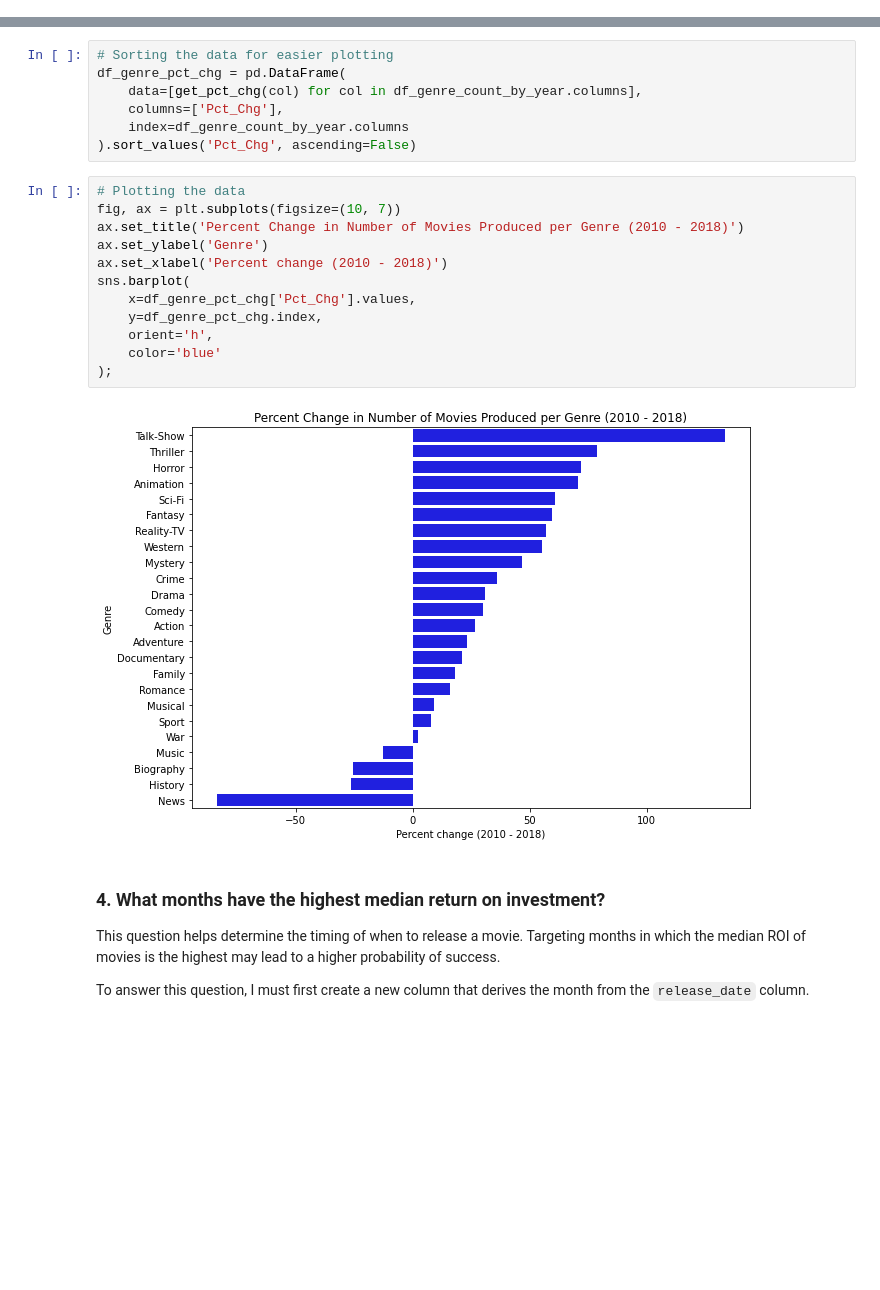
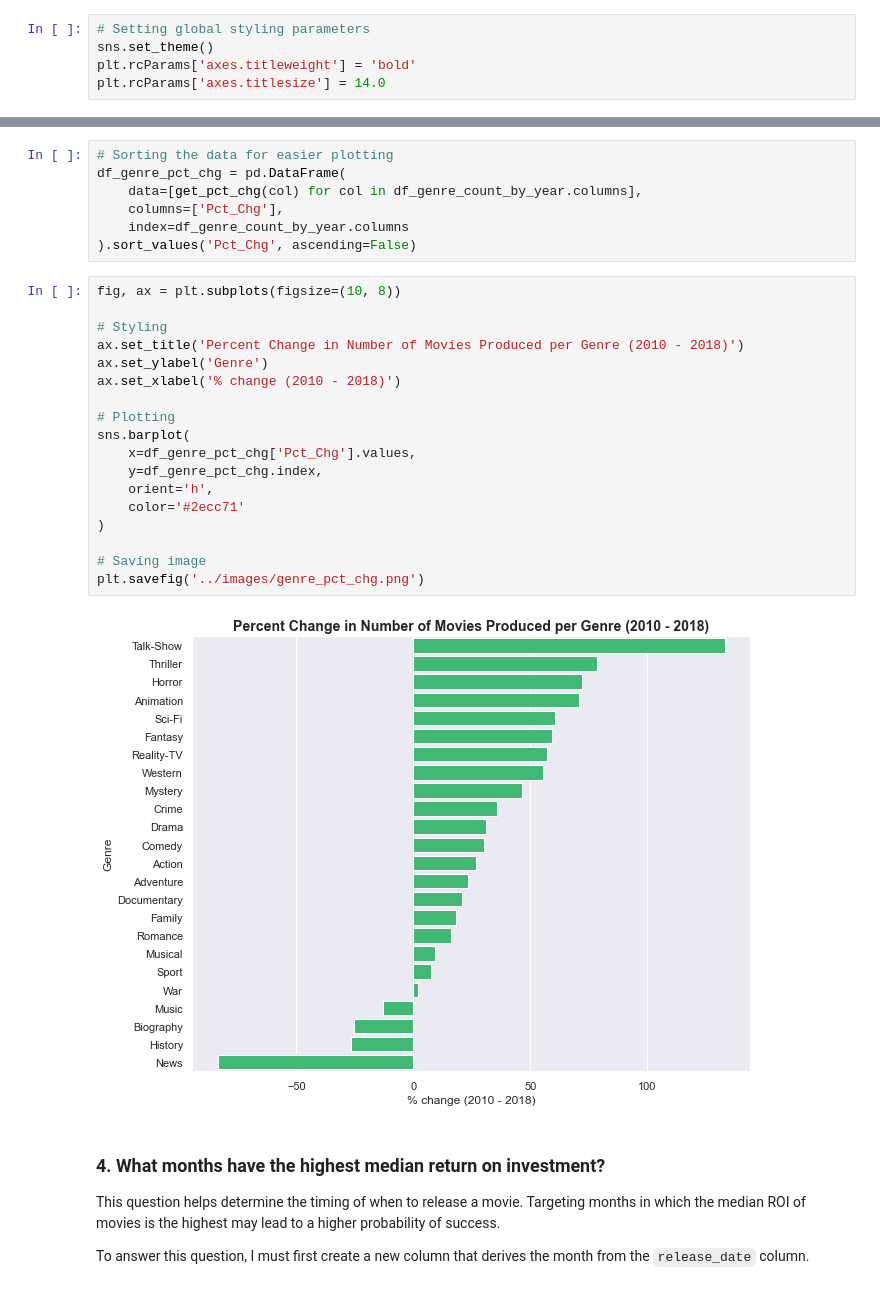
Before and after one commit to tjkyner/flatiron-ds-phase-1-project, a Jupyter notebook: notebooks/analysis.ipynb, the cells around one changed output, grey strips where cells are left out. Saved outputs shown, nothing was run; the diff lists cells and outputs as text; blank space fills up the shorter version.

Commit message:
styling changes and saved plot images

```diff
--- a/notebooks/analysis.ipynb
+++ b/notebooks/analysis.ipynb
@@ -23,6 +23,11 @@ df_tn_movie_budgets = pd.read_csv('../data/cleaned/df_cleaned_tn_movie_budgets.c
 
 # Consolidated dataframe
 df_merged_final = pd.read_csv('../data/cleaned/df_merged_final.csv')
+# %%
+# Setting global styling parameters
+sns.set_theme()
+plt.rcParams['axes.titleweight'] = 'bold'
+plt.rcParams['axes.titlesize'] = 14.0
 # %% [markdown]
 ---
 # %% [markdown]
@@ -189,19 +203,25 @@ df_genre_pct_chg = pd.DataFrame(
     index=df_genre_count_by_year.columns
 ).sort_values('Pct_Chg', ascending=False)
 # %%
-# Plotting the data
-fig, ax = plt.subplots(figsize=(10, 7))
+fig, ax = plt.subplots(figsize=(10, 8))
+
+# Styling
 ax.set_title('Percent Change in Number of Movies Produced per Genre (2010 - 2018)')
 ax.set_ylabel('Genre')
-ax.set_xlabel('Percent change (2010 - 2018)')
+ax.set_xlabel('% change (2010 - 2018)')
+
+# Plotting
 sns.barplot(
     x=df_genre_pct_chg['Pct_Chg'].values,
     y=df_genre_pct_chg.index,
     orient='h',
-    color='blue'
-);
+    color='#2ecc71'
+)
+
+# Saving image
+plt.savefig('../images/genre_pct_chg.png')
 # %% [output]
-[figure, old version]
+[figure, new version]
 # %% [markdown]
 ### 4. What months have the highest median return on investment?
 This question helps determine the timing of when to release a movie. Targeting months in which the median ROI of movies is the highest may lead to a higher probability of success.
```
Also changed, not shown: parts of 7 cells of this notebook, 4 other files.
